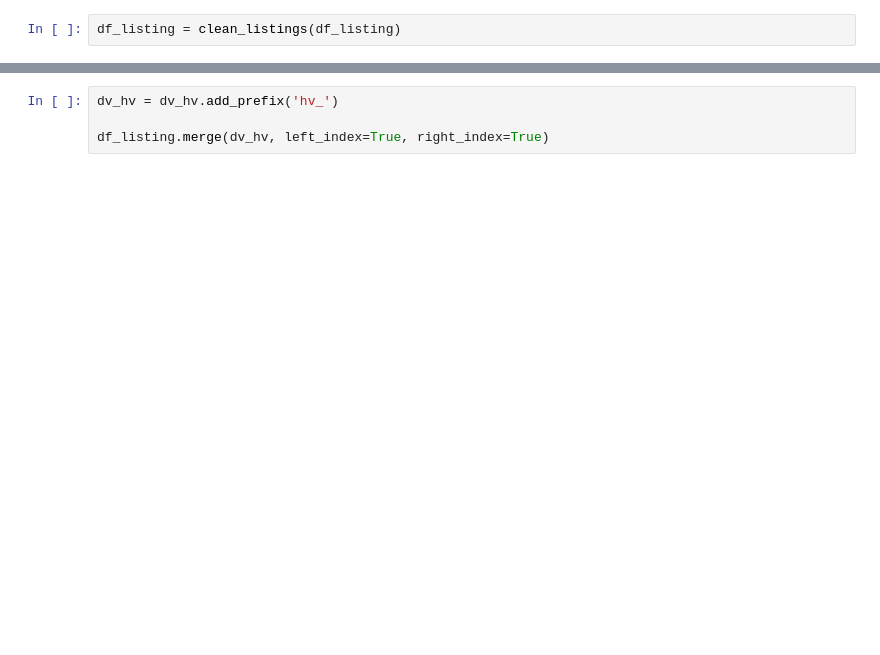
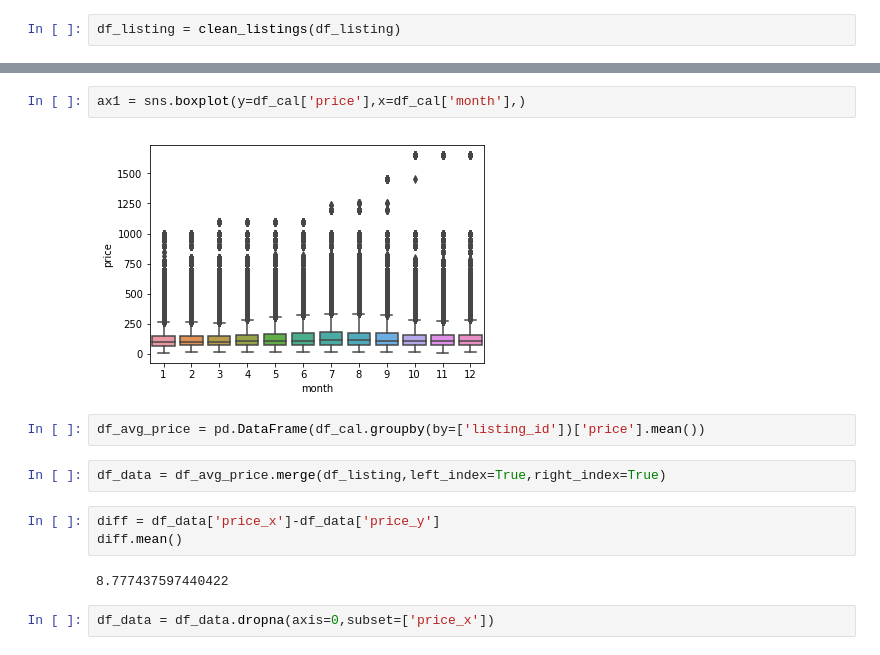
Before and after one commit to OceanSeventyTwo/DSND_Term2, a Jupyter notebook: project_files/AirBnB/Blog AirBnB.ipynb, the cells around one changed output, grey strips where cells are left out. Saved outputs shown, nothing was run; the diff lists cells and outputs as text; blank space fills up the shorter version.

```diff
--- a/project_files/AirBnB/Blog AirBnB.ipynb
+++ b/project_files/AirBnB/Blog AirBnB.ipynb
@@ -263,4 +279,15 @@ dv_hv = df_hv.pivot_table(values='variable', columns='host_sm_ver',index='id',ag
+# %%
+ax1 = sns.boxplot(y=df_cal['price'],x=df_cal['month'],)
+# %% [output]
+[figure, added]
+# %%
+df_avg_price = pd.DataFrame(df_cal.groupby(by=['listing_id'])['price'].mean())
 # %%
-dv_hv = dv_hv.add_prefix('hv_')
-
-df_listing.merge(dv_hv, left_index=True, right_index=True)
+df_data = df_avg_price.merge(df_listing,left_index=True,right_index=True)
+# %%
+diff = df_data['price_x']-df_data['price_y']
+diff.mean()
+# %% [output]
+8.777437597440422
+# %%
+df_data = df_data.dropna(axis=0,subset=['price_x'])
```
Also changed, not shown: parts of 30 cells of this notebook.
